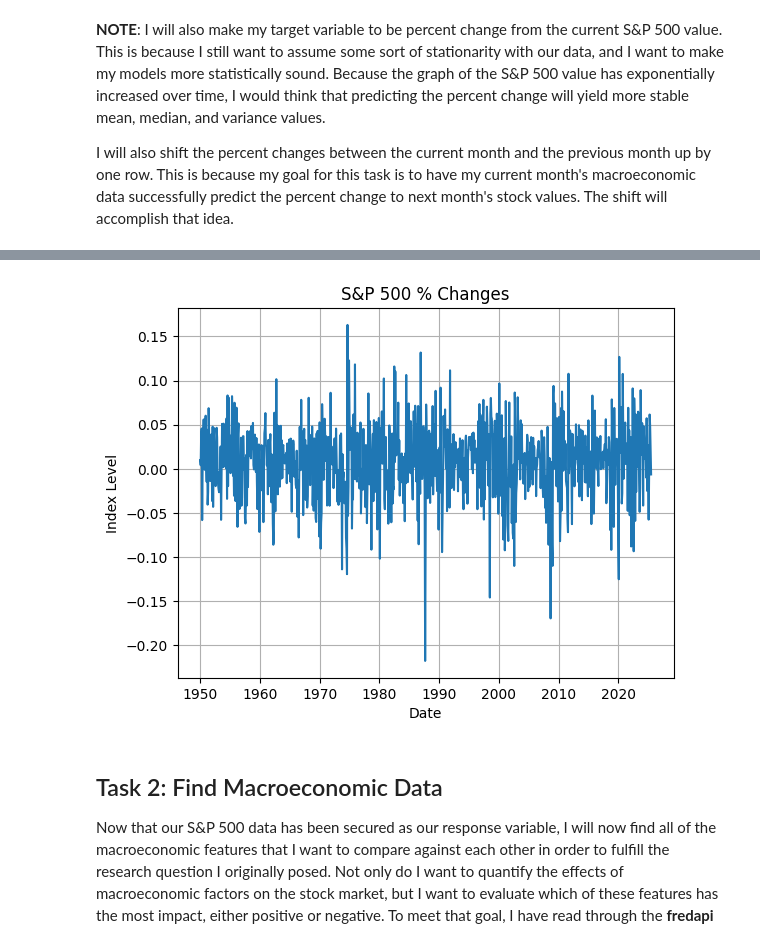
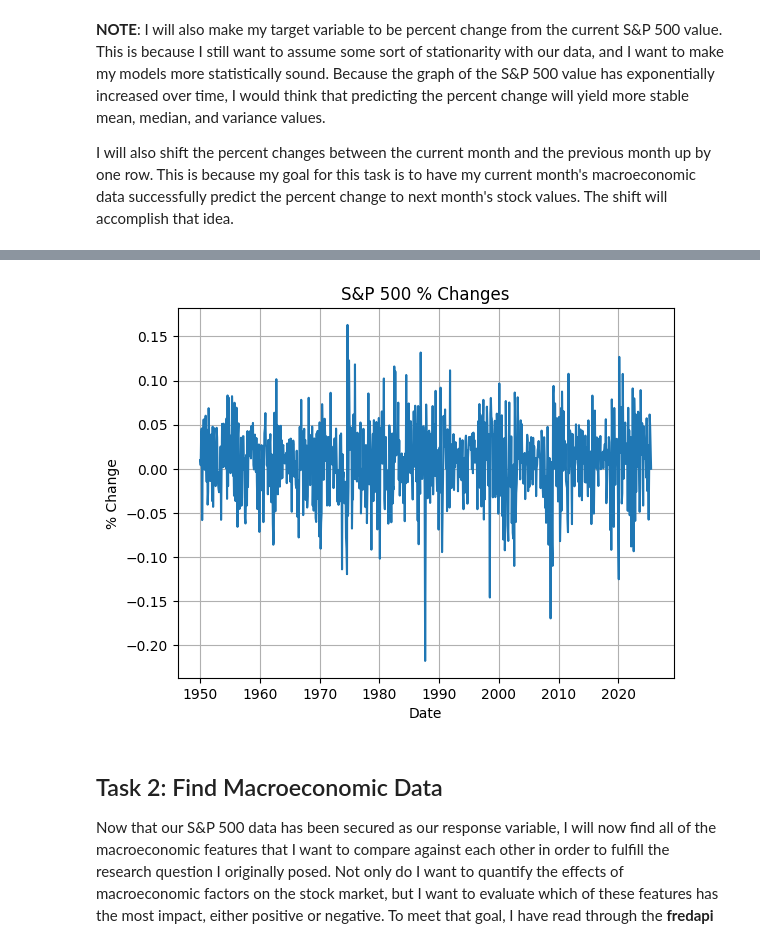
Before and after one commit to Naknak360/macroeconomic_predictor, a Jupyter notebook: Macroeconomic Predictor.ipynb, the cells around one changed output, grey strips where cells are left out. Saved outputs shown, nothing was run; the diff lists cells and outputs as text; code cells hidden in the pictures.

```diff
--- a/Macroeconomic Predictor.ipynb
+++ b/Macroeconomic Predictor.ipynb
@@ -168,11 +177,11 @@ sp500.tail()
 # %%
 plt.plot(sp500)
 plt.title('S&P 500 % Changes')
 plt.xlabel('Date')
-plt.ylabel('Index Level')
+plt.ylabel('% Change')
 plt.grid(True)
 # %% [output]
-[figure, old version]
+[figure, new version]
 # %% [markdown]
 ## Task 2: Find Macroeconomic Data
 
```
Also changed, not shown: parts of 7 cells of this notebook.
